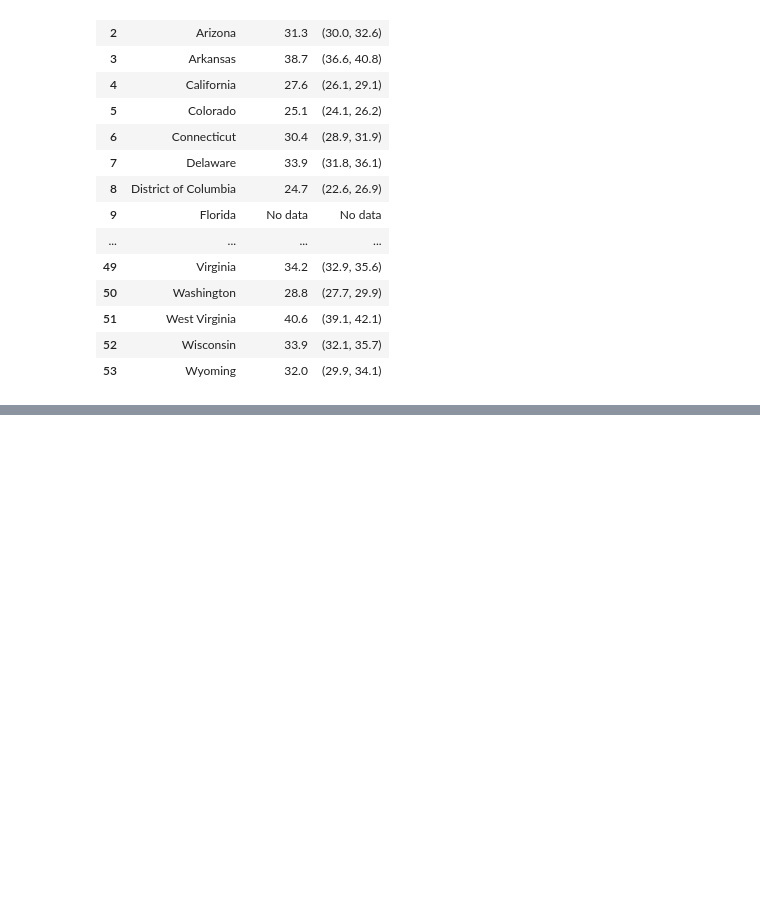
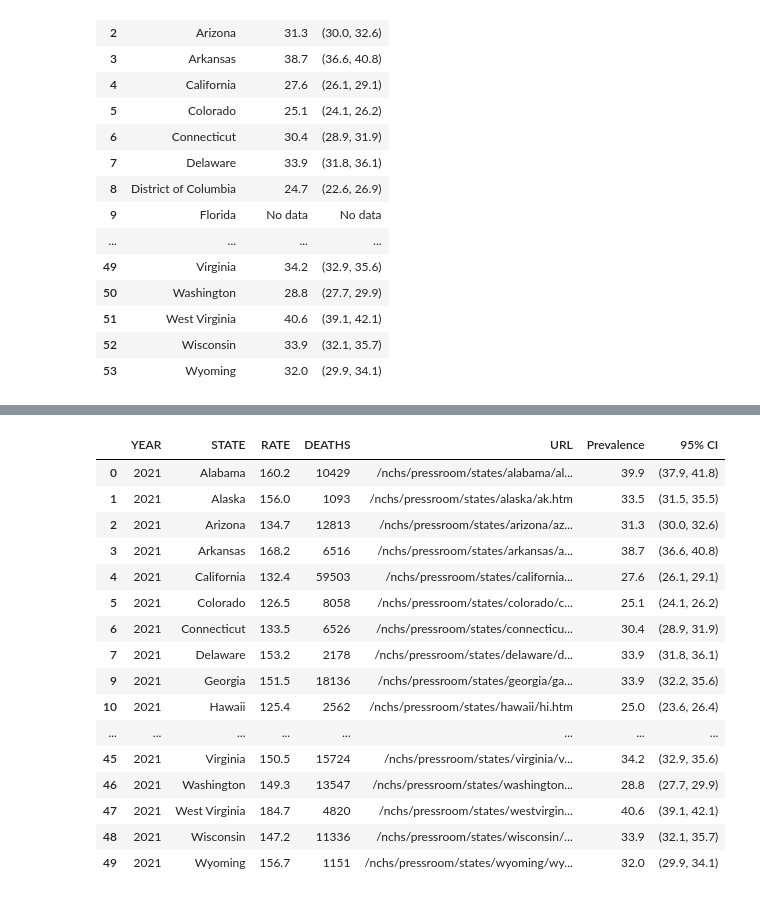
Before and after one commit to AclifftDepaul/Project1Repository, a Jupyter notebook: Untitled Folder/Obesity and Cancer.ipynb, the cells around one changed output, grey strips where cells are left out. Saved outputs shown, nothing was run; the diff lists cells and outputs as text; code cells hidden in the pictures; blank space fills up the shorter version.

```diff
--- a/Untitled Folder/Obesity and Cancer.ipynb
+++ b/Untitled Folder/Obesity and Cancer.ipynb
@@ -57,0 +111,27 @@ YearCancerAreaDF
+# %%
+obesity_cancer_df = pd.merge(YearCancerAreaDF, ObesityFullDF, left_on='STATE', right_on='State', how='inner', suffixes=('', '_drop'))
+obesity_cancer_df = obesity_cancer_df.drop(columns=['State'])
+obesity_cancer_df = obesity_cancer_df[obesity_cancer_df['Prevalence'] != 'No data']
+
+# Create the scatter plot
+
+
+obesity_cancer_df
+# %% [output]
+|  | YEAR | STATE | RATE | DEATHS | URL | Prevalence | 95% CI |
+| 0 | 2021 | Alabama | 160.2 | 10429 | /nchs/pressroom/states/alabama/al... | 39.9 | (37.9, 41.8) |
+| 1 | 2021 | Alaska | 156.0 | 1093 | /nchs/pressroom/states/alaska/ak.htm | 33.5 | (31.5, 35.5) |
+| 2 | 2021 | Arizona | 134.7 | 12813 | /nchs/pressroom/states/arizona/az... | 31.3 | (30.0, 32.6) |
+| 3 | 2021 | Arkansas | 168.2 | 6516 | /nchs/pressroom/states/arkansas/a... | 38.7 | (36.6, 40.8) |
+| 4 | 2021 | California | 132.4 | 59503 | /nchs/pressroom/states/california... | 27.6 | (26.1, 29.1) |
+| 5 | 2021 | Colorado | 126.5 | 8058 | /nchs/pressroom/states/colorado/c... | 25.1 | (24.1, 26.2) |
+| 6 | 2021 | Connecticut | 133.5 | 6526 | /nchs/pressroom/states/connecticu... | 30.4 | (28.9, 31.9) |
+| 7 | 2021 | Delaware | 153.2 | 2178 | /nchs/pressroom/states/delaware/d... | 33.9 | (31.8, 36.1) |
+| 9 | 2021 | Georgia | 151.5 | 18136 | /nchs/pressroom/states/georgia/ga... | 33.9 | (32.2, 35.6) |
+| 10 | 2021 | Hawaii | 125.4 | 2562 | /nchs/pressroom/states/hawaii/hi.htm | 25.0 | (23.6, 26.4) |
+| ... | ... | ... | ... | ... | ... | ... | ... |
+| 45 | 2021 | Virginia | 150.5 | 15724 | /nchs/pressroom/states/virginia/v... | 34.2 | (32.9, 35.6) |
+| 46 | 2021 | Washington | 149.3 | 13547 | /nchs/pressroom/states/washington... | 28.8 | (27.7, 29.9) |
+| 47 | 2021 | West Virginia | 184.7 | 4820 | /nchs/pressroom/states/westvirgin... | 40.6 | (39.1, 42.1) |
+| 48 | 2021 | Wisconsin | 147.2 | 11336 | /nchs/pressroom/states/wisconsin/... | 33.9 | (32.1, 35.7) |
+| 49 | 2021 | Wyoming | 156.7 | 1151 | /nchs/pressroom/states/wyoming/wy... | 32.0 | (29.9, 34.1) |
```
Also changed, not shown: parts of 7 cells of this notebook, 4 other files.
